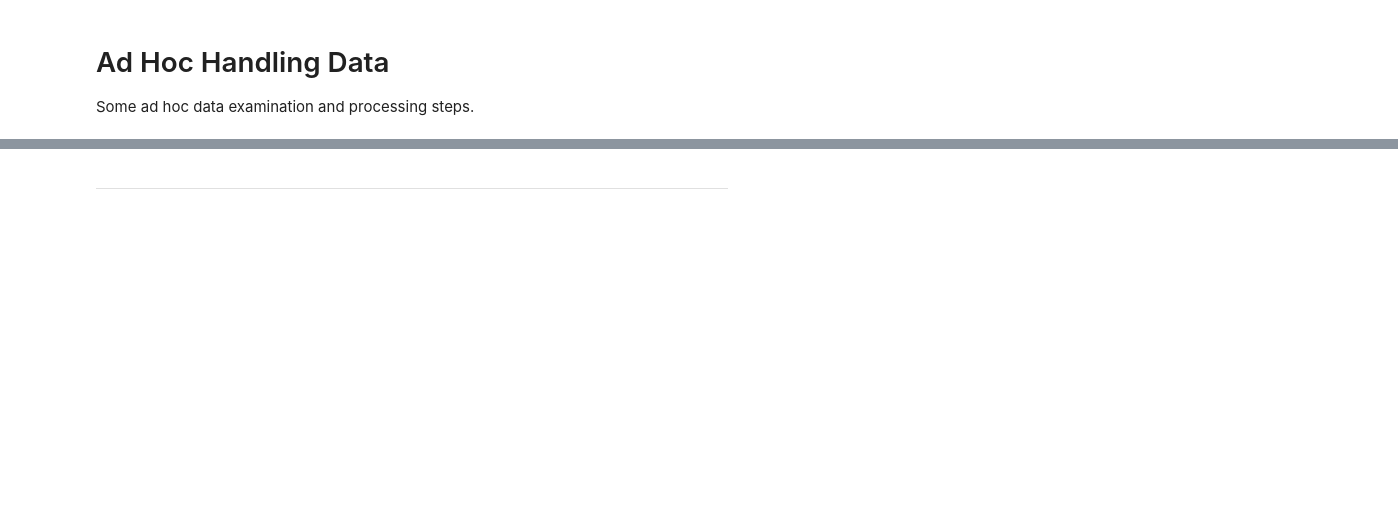
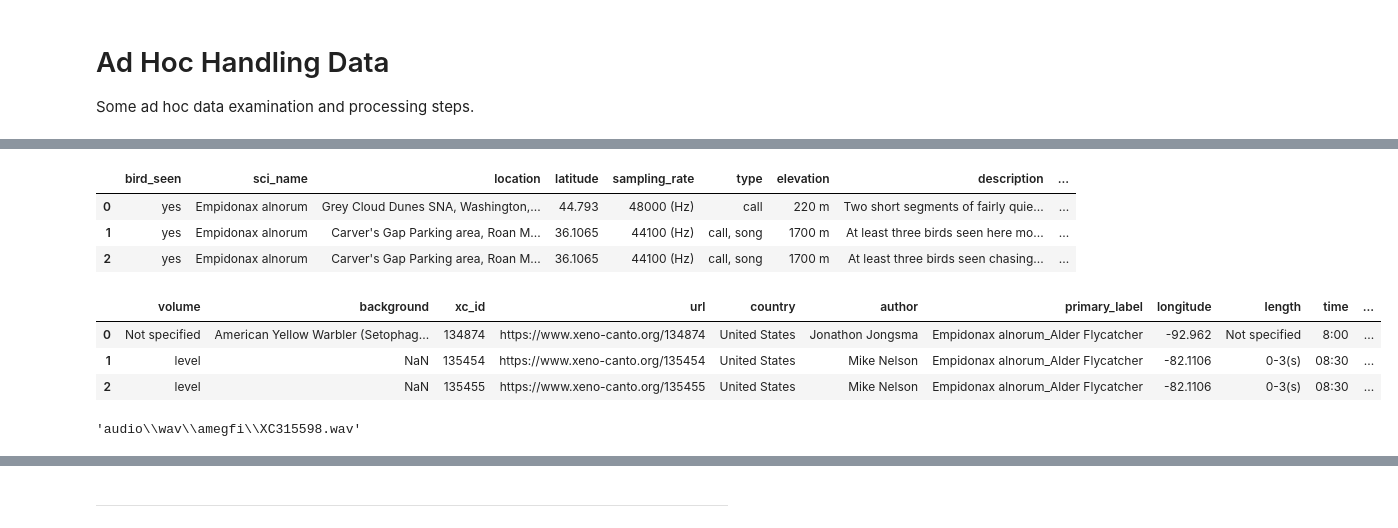
Before and after one commit to BigBangData/BirdcallRecognition, a Jupyter notebook: timer.ipynb, the cells around one changed output, grey strips where cells are left out. Saved outputs shown, nothing was run; the diff lists cells and outputs as text; code cells hidden in the pictures; blank space fills up the shorter version.

```diff
--- a/timer.ipynb
+++ b/timer.ipynb
@@ -54,0 +54,14 @@ df.head()
+# %%
+df.iloc[:3,13:23]
+# %% [output]
+|  | bird_seen | sci_name | location | latitude | sampling_rate | type | elevation | description | ... |
+| 0 | yes | Empidonax alnorum | Grey Cloud Dunes SNA, Washington,... | 44.793 | 48000 (Hz) | call | 220 m | Two short segments of fairly quie... | ... |
+| 1 | yes | Empidonax alnorum | Carver's Gap Parking area, Roan M... | 36.1065 | 44100 (Hz) | call, song | 1700 m | At least three birds seen here mo... | ... |
+| 2 | yes | Empidonax alnorum | Carver's Gap Parking area, Roan M... | 36.1065 | 44100 (Hz) | call, song | 1700 m | At least three birds seen chasing... | ... |
+# %%
+df.iloc[:3,23:]
+# %% [output]
+|  | volume | background | xc_id | url | country | author | primary_label | longitude | length | time | ... |
+| 0 | Not specified | American Yellow Warbler (Setophag... | 134874 | https://www.xeno-canto.org/134874 | United States | Jonathon Jongsma | Empidonax alnorum_Alder Flycatcher | -92.962 | Not specified | 8:00 | ... |
+| 1 | level | NaN | 135454 | https://www.xeno-canto.org/135454 | United States | Mike Nelson | Empidonax alnorum_Alder Flycatcher | -82.1106 | 0-3(s) | 08:30 | ... |
+| 2 | level | NaN | 135455 | https://www.xeno-canto.org/135455 | United States | Mike Nelson | Empidonax alnorum_Alder Flycatcher | -82.1106 | 0-3(s) | 08:30 | ... |
@@ -54,0 +73,4 @@ df.head()
+# %%
+waves[0]
+# %% [output]
+'audio\\wav\\amegfi\\XC315598.wav'
```
Also changed, not shown: parts of 7 cells of this notebook, 4 other files.
